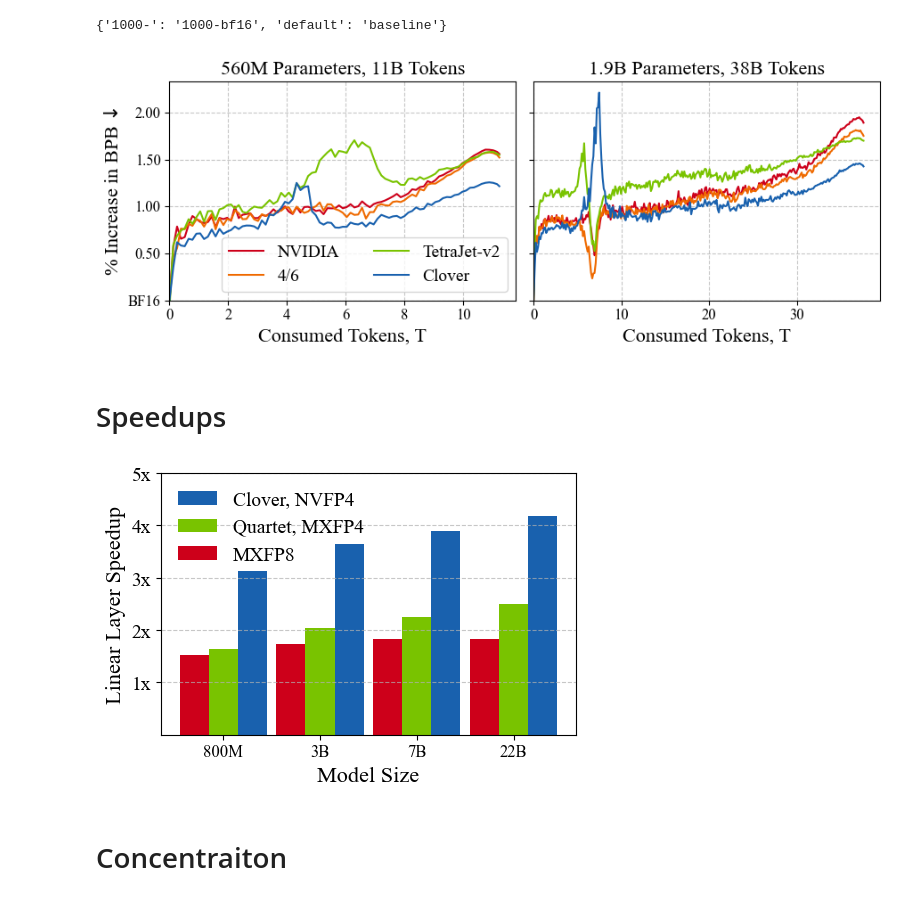
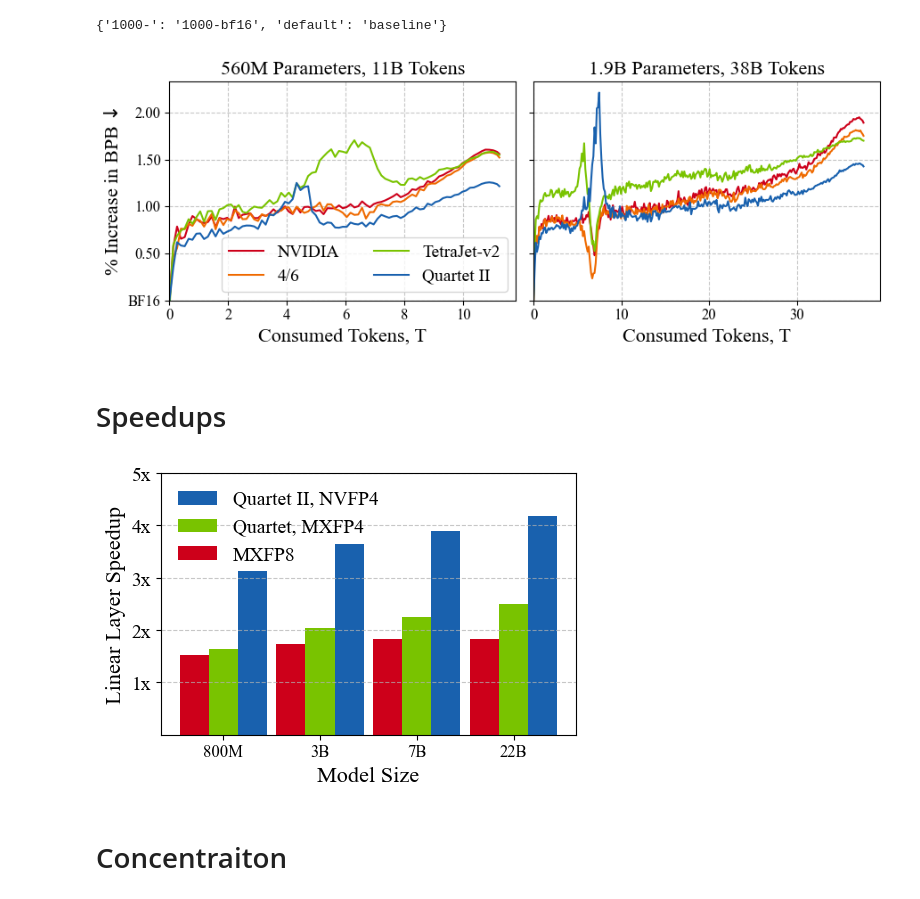
Before and after one commit to IST-DASLab/Quartet-II, a Jupyter notebook: notebooks/plots.ipynb, the cells around one changed output. Saved outputs shown, nothing was run; the diff lists cells and outputs as text; code cells hidden in the pictures.

```diff
--- a/notebooks/plots.ipynb
+++ b/notebooks/plots.ipynb
@@ -844,7 +844,7 @@ for (size, linestyle), ax in zip(linestyles.items(), axs):
             [run['D/N'] for run in filtered_sorted],
             [run['final_loss'] - baselines[(run['N'], run['D/N'])] for run in filtered_sorted],
             color=color, linestyle=linestyle, marker=markers[size],
-            label=f"Clover{', no 4/6' if not fos else ''}" if size=="30M" else None
+            label=f"Quartet II{', no 4/6' if not fos else ''}" if size=="30M" else None
         )
 
 
@@ -961,7 +961,7 @@ for (size, linestyle), ax in zip(linestyles.items(), axs):
         [run['D/N'] for run in filtered_sorted],
         [run['final_loss'] - baselines[(run['N'], run['D/N'])] for run in filtered_sorted],
         color=blue, linestyle=linestyle, marker=markers[size],
-        label=f"Clover"
+        label=f"Quartet II"
     )
 
 
@@ -1242,12 +1242,12 @@ method_label_color = {
     "nvidia-python16x16": ("NVIDIA", red),
     "46": ("4/6", orange),
     "tetrajetv2": ("TetraJet-v2", green),
-    "quartet2": ("Clover", blue),
+    "quartet2": ("Quartet II", blue),
 
     "1000-nvidia": ("NVIDIA", red),
     "1000-46": ("4/6", orange),
     "1000-tetrajetv2": ("TetraJet-v2", green),
-    "1000-quartet_v2": ("Clover", blue),
+    "1000-quartet_v2": ("Quartet II", blue),
 }
 
 for method_name, method_vals in processed_methods.items():
@@ -1298,7 +1298,7 @@ fig.savefig("../figures/nanochat_curves.pdf", transparent=True, bbox_inches="tig
 
 plt.show()
 # %% [output]
-[figure, old version]
+[figure, new version]
 # %% [markdown]
 # Speedups
 # %%
@@ -1388,40 +1388,40 @@ width = 0.30
 
 fig, ax = plt.subplots(figsize=(5,3.5))
 
-bar1 = ax.bar(x + width, nvfp4_speedups, width, label="Clover, NVFP4", color=blue)
+bar1 = ax.bar(x + width, nvfp4_speedups, width, label="Quartet II, NVFP4", color=blue)
 bar2 = ax.bar(x, mxfp4_speedups, width, label="Quartet, MXFP4", color=green)
 bar3 = ax.bar(x - width, mxfp8_speedups, width, label="MXFP8", color=red)
 
 ax.set_ylabel("Linear Layer Speedup")
 ax.set_xlabel("Model Size")
 ax.set_xticks(x)
 ax.set_xticklabels(sizes_in_order)
 
 ax.set_yticks([100, 200, 300, 400, 500])
 ax.set_yticklabels(["1x", "2x", "3x", "4x", "5x"], fontsize=14)
 
 ax.legend(fontsize=14, loc="upper left", ncols=1, frameon=False)
 ax.grid(axis="y", linestyle="--", alpha=0.7)
 
 # # Annotate bar tops with values
 # for rects in [bar1, bar2, bar3]:
 #     for rect in rects:
 #         height = rect.get_height()
 #         ax.annotate(f'{height:.0f}%',
 #                     xy=(rect.get_x() + rect.get_width()/2, height),
 #                     xytext=(0, 3),  # 3 points vertical offset
 #                     textcoords="offset points",
 #                     ha='center', va='bottom', fontsize=9)
 
 ax.set_ylim(0, 500)
 
 fig.tight_layout()
 
 fig.savefig("../figures/linear_speedup.pdf", transparent=True, bbox_inches="tight")
 
 plt.show()
 # %% [output]
-[figure, old version]
+[figure, new version]
 # %% [markdown]
 # Concentraiton
 # %%
```
Also changed, not shown: parts of 2 cells of this notebook, 13 other files.
